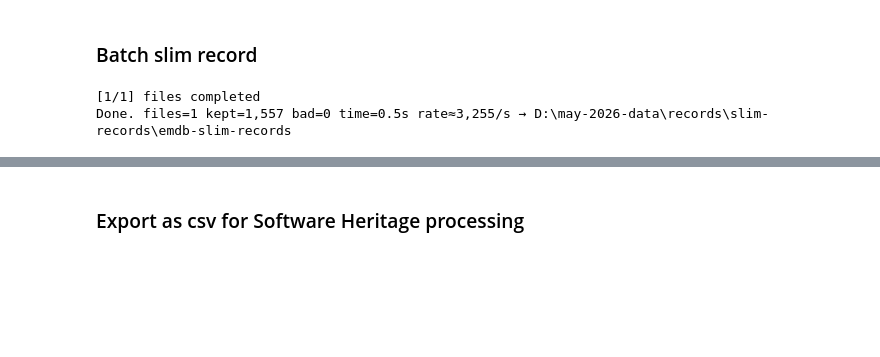
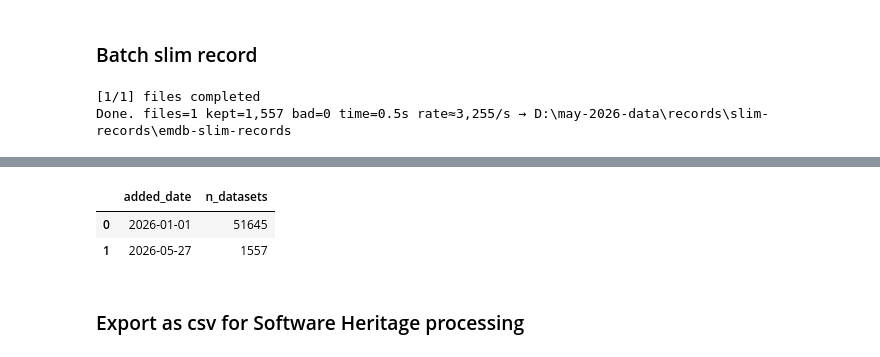
Before and after one commit to data-S-index/s-index-pipeline, a Jupyter notebook: notebooks-batch/emdb_harvest.ipynb, the cells around one changed output, grey strips where cells are left out. Saved outputs shown, nothing was run; the diff lists cells and outputs as text; code cells hidden in the pictures; blank space fills up the shorter version.

```diff
--- a/notebooks-batch/emdb_harvest.ipynb
+++ b/notebooks-batch/emdb_harvest.ipynb
@@ -85,3 +116,18 @@ Done. files=1 kept=1,557 bad=0 time=0.5s rate≈3,255/s → D:\may-2026-data\rec
+# %%
+con = duckdb.connect(db_path)
+counts = con.execute(
+    """
+    SELECT added_date, COUNT(*) AS n_datasets
+    FROM my_datasets
+    GROUP BY added_date
+    ORDER BY added_date
+"""
+).df()
+display(counts)
+# %% [output]
+|  | added_date | n_datasets |
+| 0 | 2026-01-01 | 51645 |
+| 1 | 2026-05-27 | 1557 |
 # %% [markdown]
 ### Export as csv for Software Heritage processing
 # %%
```
Also changed, not shown: parts of 6 cells of this notebook, 10 other files.
